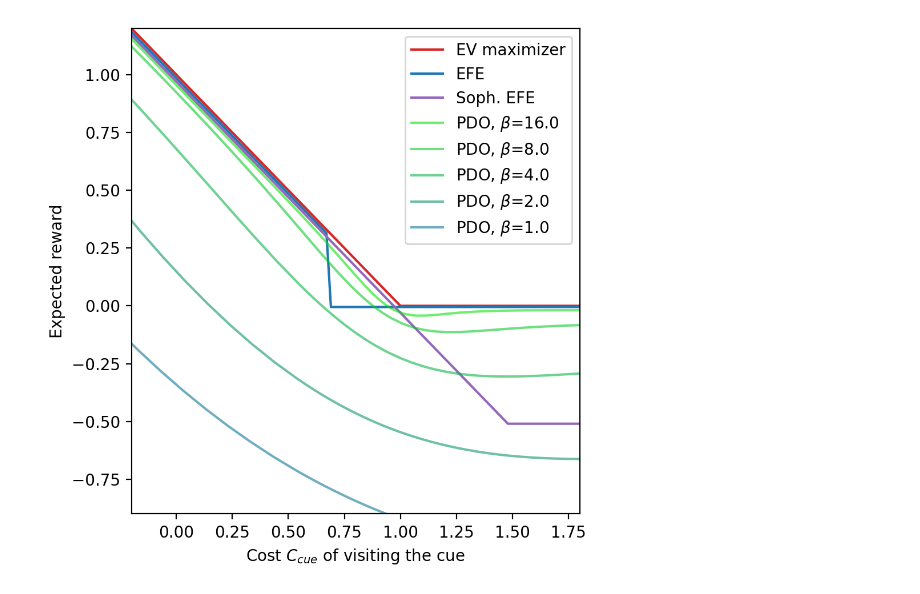
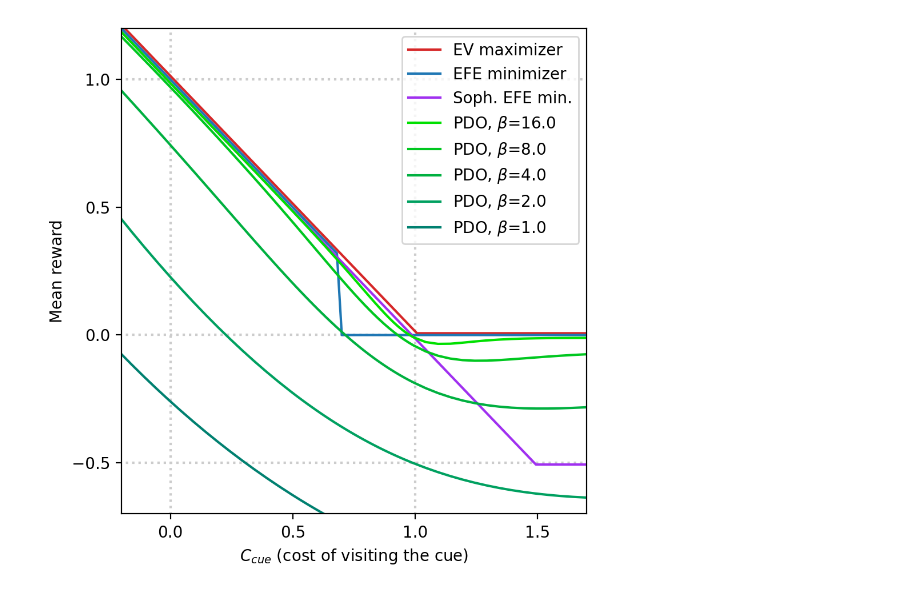
Before and after one commit to gavento/pymdp, a Jupyter notebook: pdo_plots.ipynb, the cells around one changed output. Saved outputs shown, nothing was run; the diff lists cells and outputs as text; code cells hidden in the pictures.

Commit message:
Minor updates to direct agent, updated plots for the NeuroAI paper

```diff
--- a/pdo_plots.ipynb
+++ b/pdo_plots.ipynb
@@ -128,11 +128,11 @@ PDO_ITERATIONS = 1000
 PDO_LR = 1.
 
 
-def init_efe(sophisticated=False, T=2):
+def init_efe(sophisticated=False, T=2, **kwargs):
     A_gm = copy.deepcopy(env.get_likelihood_dist())
     B_gm = copy.deepcopy(env.get_transition_dist())
     agent = Agent(A=A_gm, B=B_gm, control_fac_idx=[
-                  0], sophisticated=sophisticated, inference_horizon=T)
+                  0], sophisticated=sophisticated, inference_horizon=T, **kwargs)
     agent.D[0] = utils.onehot(0, agent.num_states[0])
 
     return agent
@@ -157,67 +157,73 @@ def init_pdo(ev=False, direct=False, beta=0.0, T=2):
     return agent
 # %%
 T = 2
-REPS = 10
+REPS = 3
 T_LOSS = -4.0
 
-X = np.concatenate([np.arange(-0.2, 0.6, 0.1),
-                   np.arange(0.6, 1.0, 0.02), np.arange(1.0, 1.901, 0.05)])
+X = np.concatenate([[-0.4, -0.35, -0.3, -0.25], np.arange(-0.2, 0.5, 0.05),
+                   np.arange(0.5, 1.0, 0.02), np.arange(1.0, 1.901, 0.05)])
 # X = np.arange(-0.2, 1.7, 0.1)
 
 Y = np.zeros_like(X)
 Ystd = np.zeros_like(X)
 
 
-def do_the_plot(label, agent_type, color=None, reps=REPS, offset=0, override=None, **kwargs):
+def do_the_plot(label, agent_type, color=None, reps=REPS, offset=0, override=None, style="-", **kwargs):
     # offset *= 0.013
     for i in tqdm.trange(len(X), desc=label, leave=True):
         _reps = reps
         if callable(reps):
             _reps = reps(X[i])
         ag, rws = run_experiment(env, agent_type, reps=_reps, steps=T, show_reps=0, t_loss=T_LOSS,
                                  reinit_agent=(agent_type == "EFE"), progress=False, t_cue=-X[i], **kwargs)
         Y[i] = np.mean(rws)
         if agent_type == "PDO":
             Y[i] = ag.stats["EV"]
         Ystd[i] = np.std(rws)
         if override is not None:
             Y[i] = override(X[i], Y[i])
     # Plot the results with error bars
-    # plt.errorbar(X+x_offset, Y, yerr=Ystd/10, fmt=".-", label=label, color=color)
-    plt.plot(X-offset*0.01, Y-offset*0.005, "-", label=label, color=color)
+    # if agent_type == "EFE":
+    #     plt.errorbar(X-offset*0.01, Y-offset*0.005, yerr=Ystd/10, fmt="-", label=label, color=color)
+    plt.plot(X-offset*0.007, Y-offset*0.007, style, label=label, color=color)
 
 
 plt.figure(figsize=(5, 5), dpi=200)
+plt.hlines([-0.5,0,1], -10, 10, linestyle=":", color="#ccc")
+plt.vlines([0,1], -10, 10, linestyle=":", color="#ccc")
 
 # Select the set matplotlib palette
 palette = plt.get_cmap('tab10')
 
-do_the_plot("EV maximizer", "PDO", palette.colors[3], ev=True, direct=True, offset=0)
+do_the_plot("EV maximizer", "PDO", palette.colors[3], ev=True, direct=True, offset=-1, style="-")
 
-do_the_plot("EFE", "EFE", palette.colors[0], sophisticated=False, offset=1)
+do_the_plot("EFE minimizer", "EFE", palette.colors[0], sophisticated=False, offset=0)
+# COLORS = ["#4050a0a0", "#5040a0a0"]
+# for i, beta in enumerate([4.0, 1.0]):
+#     do_the_plot(f"EFE, $\\alpha={beta}$", "EFE", COLORS[i], sophisticated=False, offset=1, action_selection="stochastic", alpha=beta, reps=1000)
 
-do_the_plot("Soph. EFE", "EFE", palette.colors[4],
-            sophisticated=True,
-            # reps=lambda p: 1 if p < 1.4 else 1000,
-            override=lambda x, y: y if x < 1.5 else -0.5,
-            offset=2)
+do_the_plot("Soph. EFE min.", "EFE", "#a030f0", sophisticated=True, override=lambda x, y: y if x < 1.5 else -0.5, offset=1)
+# COLORS = ["#b020d0", "#c010b0"]
+# for i, beta in enumerate([2.0, 1.0]):
+#     do_the_plot(f"S.EFE $\\alpha={beta}$", "EFE", COLORS[i], sophisticated=True, offset=-1, action_selection="stochastic", alpha=beta, reps=50)
 
-COLORS = ["#00e00090", "#00c72090", "#00b04090", "#00906090", "#00709090", ]
+COLORS = ["#00e000", "#00c720", "#00b040", "#00a060", "#008070", ]
 for i, beta in enumerate([16.0, 8.0, 4.0, 2.0, 1.0]):
-    do_the_plot(f"PDO, $\\beta$={beta:.3}", "PDO",
-                color=COLORS[i], ev=False, direct=True, beta=beta, offset=i+3)
+    do_the_plot(f"PDO, $\\beta$={beta:.3}", "PDO", style="-",
+                color=COLORS[i], ev=False, direct=True, beta=beta, offset=1)
 
-plt.xlabel("Cost $C_{cue}$ of visiting the cue")
-plt.ylabel("Expected reward")
+plt.xlabel("$C_{cue}$ (cost of visiting the cue)")
+plt.ylabel("Mean reward")
 # plt.ylim(-2.4, 1.2)
 # plt.xlim(-0.2, 1.7)
-plt.ylim(-0.9, 1.2)
-plt.xlim(-0.2, 1.8)
-
+plt.xticks(np.arange(-5, 5, 0.5))
+plt.yticks(np.arange(-5, 5, 0.5))
+plt.ylim(-0.7, 1.2)
+plt.xlim(-0.2, 1.7)
 plt.tight_layout()
 plt.legend()
 plt.savefig("ev.pdf")
 plt.show()
 # %% [output]
-[figure, old version]
+[figure, new version]
 # %%
```
Also changed, not shown: parts of 2 cells of this notebook, 1 other file.
